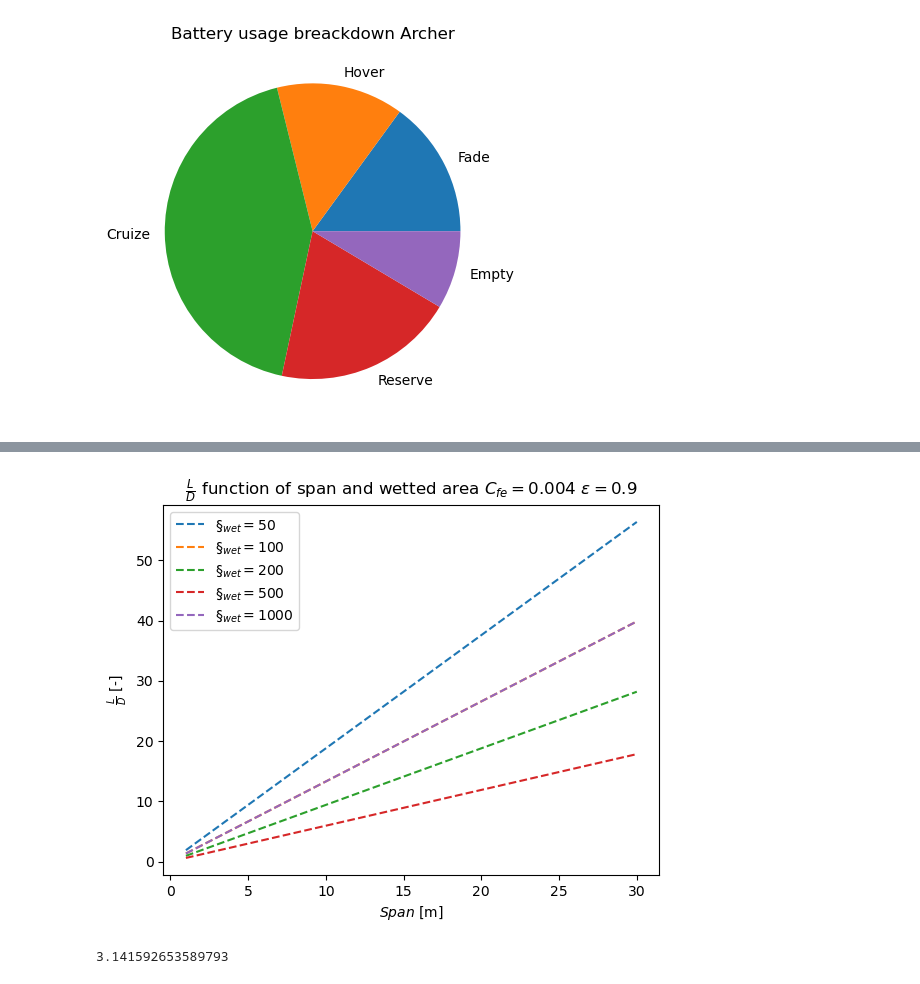
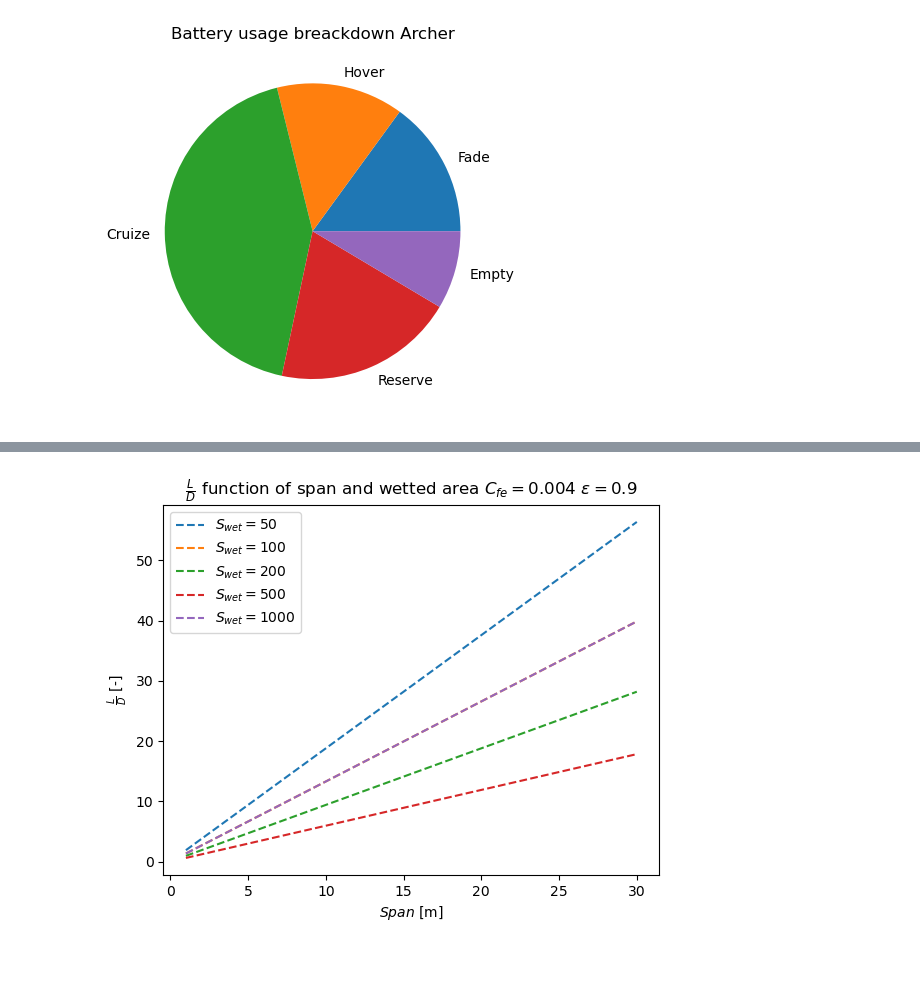
Before and after one commit to clementnardari/Sizing_eVTOL, a Jupyter notebook: Design.ipynb, the cells around one changed output, grey strips where cells are left out. Cells and saved outputs as stored; diff of their text form; code cells hidden in the pictures.

```diff
--- a/Design.ipynb
+++ b/Design.ipynb
@@ -239,25 +234,25 @@ def L_over_D(b,Cfe,epsilon,Swet):
 # %%
 x0=np.linspace(1,30,30)
 
 vect_L_over_D=np.vectorize(L_over_D)
 
 y0=vect_L_over_D(x0,0.004,0.9,50)
 y1=vect_L_over_D(x0,0.004,0.9,100)
 y2=vect_L_over_D(x0,0.004,0.9,200)
 y3=vect_L_over_D(x0,0.004,0.9,500)
 y4=vect_L_over_D(x0,0.004,0.9,100)
 
 f0 = interp1d(x0, y0, kind='quadratic')
 f1 = interp1d(x0, y1, kind='quadratic')
 f2 = interp1d(x0, y2, kind='quadratic')
 f3 = interp1d(x0, y3, kind='quadratic')
 f4 = interp1d(x0, y4, kind='quadratic')
 
 plt.plot(x0 , f0(x0), '--', x0 , f1(x0) , '--', x0, f2(x0), '--', x0, f3(x0), '--', x0, f4(x0), '--')
-plt.legend([r'$\S_{wet}=50$',r'$\S_{wet}=100$',r'$\S_{wet}=200$',r'$\S_{wet}=500$',r'$\S_{wet}=1000$'], loc='best')
+plt.legend([r'$S_{wet}=50$',r'$S_{wet}=100$',r'$S_{wet}=200$',r'$S_{wet}=500$',r'$S_{wet}=1000$'], loc='best')
 plt.xlabel(r'$Span$ [m]')
 plt.ylabel(r'$\frac{L}{D}$ [-]')
 plt.title(r'$\frac{L}{D}$ function of span and wetted area $ C_{fe}=0.004 $ $ \epsilon =0.9 $')
 plt.show()
 # %% [output]
-[figure, old version]
+[figure, new version]
@@ -267,4 +258,0 @@ sns.scatterplot(x=test['start'],y=test['total_time'],hue=test['direction_id'],pa
-# %%
-math.pi
-# %% [output]
-3.141592653589793
```
Also changed, not shown: parts of 11 cells of this notebook.
